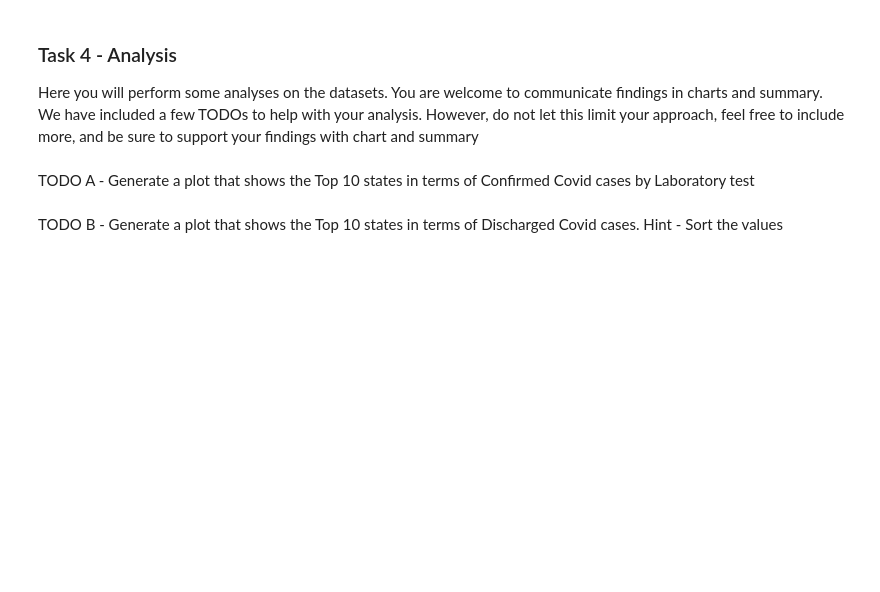
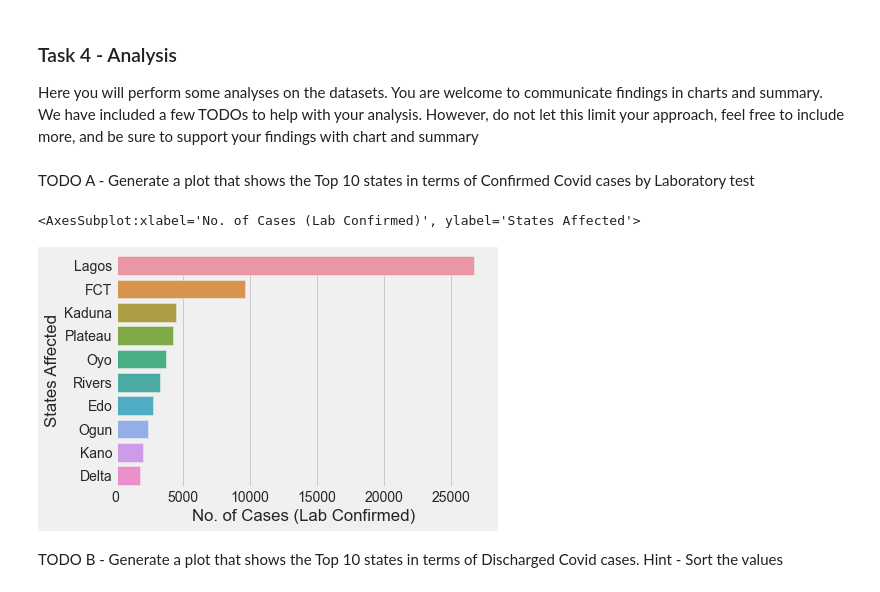
Before and after one commit to geoafrikana/Nigeria-COVID-19-Data-Analysis-Using-Python, a Jupyter notebook: covidproject.ipynb, the cells around one changed output. Saved outputs shown, nothing was run; the diff lists cells and outputs as text; code cells hidden in the pictures; blank space fills up the shorter version.

```diff
--- a/covidproject.ipynb
+++ b/covidproject.ipynb
@@ -362,0 +348,7 @@ budget_data.describe()
+# %%
+#Removing commas from columns and cast to integer
+covidnig = dataframes['covidnig']
+for num in range(1, 4):
+    covidnig.iloc[:,num] = (covidnig.iloc[:,num]
+                      .str.replace(',', '')
+                      .astype('int16'))
@@ -373,5 +506,14 @@ Here you will perform some analyses on the datasets. You are welcome to communic
 We have included a few TODOs to help with your analysis. However, do not let this limit your approach, feel free to include more, and be sure to support your findings with chart and summary
 # %% [markdown]
 TODO A - Generate a plot that shows the Top 10 states in terms of Confirmed Covid cases by Laboratory test
+# %%
+#sns.color_palette("ch:s=-.2,r=.6", as_cmap=True)
+
+sns.barplot(x='No. of Cases (Lab Confirmed)',
+             y='States Affected',
+            data=covidnig.sort_values(by='No. of Cases (Lab Confirmed)', ascending=False).head(10) )
+# %% [output]
+<AxesSubplot:xlabel='No. of Cases (Lab Confirmed)', ylabel='States Affected'>
+[figure, added]
 # %% [markdown]
 TODO B - Generate a plot that shows the Top 10 states in terms of Discharged Covid cases. Hint - Sort the values
```
Also changed, not shown: parts of 40 cells of this notebook, 32 other files.
